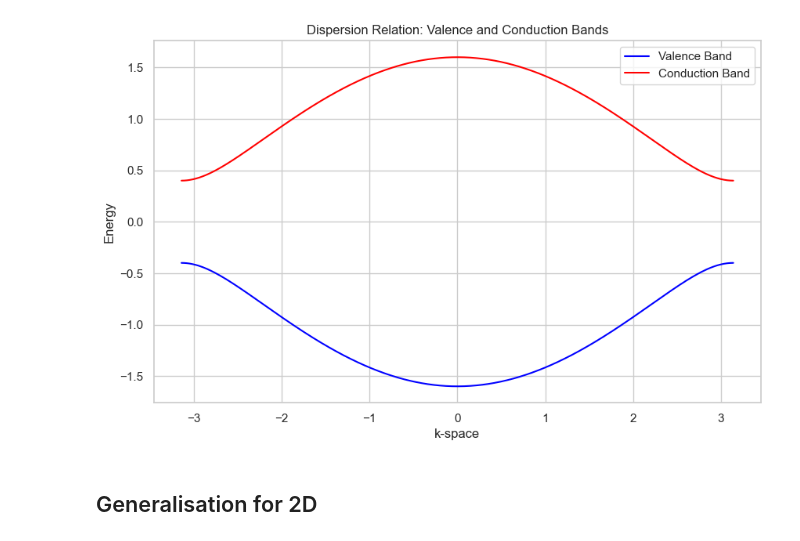
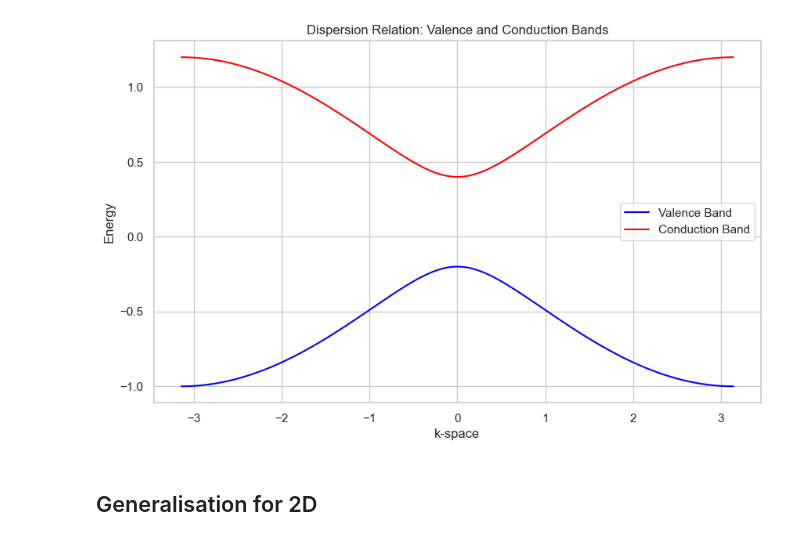
Before and after one commit to pmbraga/topological_materials, a Jupyter notebook: section_one.ipynb, the cells around one changed output. Saved outputs shown, nothing was run; the diff lists cells and outputs as text; code cells hidden in the pictures.

```diff
--- a/section_one.ipynb
+++ b/section_one.ipynb
@@ -38,10 +31,2 @@ def reciprocal_matrix(k):
 
     return reciprocal
-# %%
-# diagonalisation
-
-def eigenvalues(matrix):
-
-    eigenvalues, eigenvectors = np.linalg.eigh(matrix)
-
-    return eigenvalues
@@ -76,14 +33,35 @@ def dispersion(lower_limit, upper_limit):
+# %%
+# calculate the dispersion
+
+def dispersion(lower_limit, upper_limit):
+
+    space = np.linspace(lower_limit, upper_limit, 1000)
+
+    plus_eigenvalues = []
+    minus_eigenvalues = []
+
+    for i in space:
+        M = reciprocal_matrix(i)
+        eigenvalues, eigenvectors = np.linalg.eigh(M)
+
+        plus_eigenvalues.append(eigenvalues[1])
+        minus_eigenvalues.append(eigenvalues[0])
+
+
+    return minus_eigenvalues, plus_eigenvalues
 # %%
 # Plotting
 
 sn.set(style="whitegrid")
 
-def plot_dispersion(solutions):
+def plot_dispersion(conduction_band, valence_band):
+
+    space = np.linspace(-np.pi, np.pi, 1000)
+
     plt.figure(figsize=(10, 6))
 
-
-    plt.plot(solutions['k-space'], solutions['valence'], label='Valence Band', color='blue')
-    plt.plot(solutions['k-space'], solutions['conduction'], label='Conduction Band', color='red')
+    plt.plot(space, valence_band, label='Valence Band', color='blue')
+    plt.plot(space, conduction_band, label='Conduction Band', color='red')
 
     plt.xlabel('k-space')
     plt.ylabel('Energy')
@@ -92,4 +70,4 @@ def plot_dispersion(solutions):
 
     plt.show()
 # %%
-experiment = dispersion(-np.pi, np.pi)
+test, test2 = dispersion(-np.pi, np.pi)
@@ -112,6 +74,6 @@ experiment
-# %%
-plot_dispersion(experiment)
-# %% [output]
-[figure, removed]
+# %%
+plot_dispersion(test2, test)
+# %% [output]
+[figure, added]
 # %% [markdown]
 ## Generalisation for 2D
```
Also changed, not shown: parts of 5 cells of this notebook.
